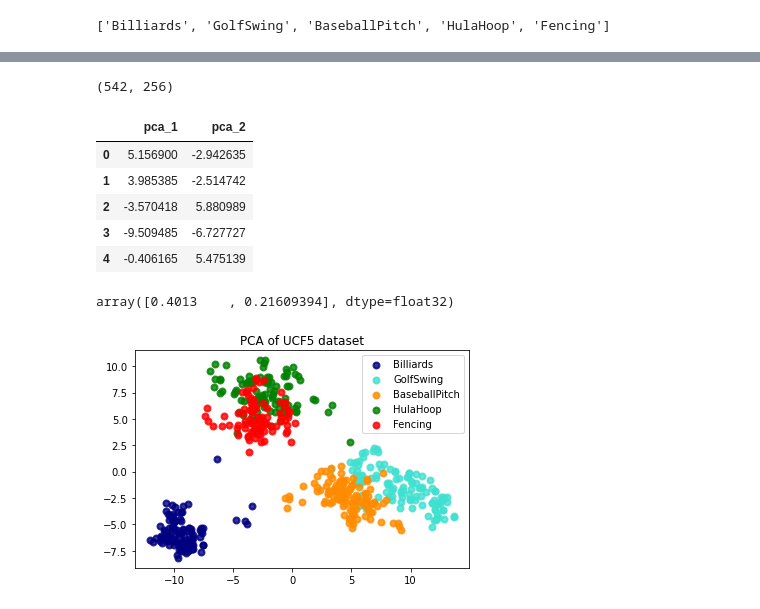
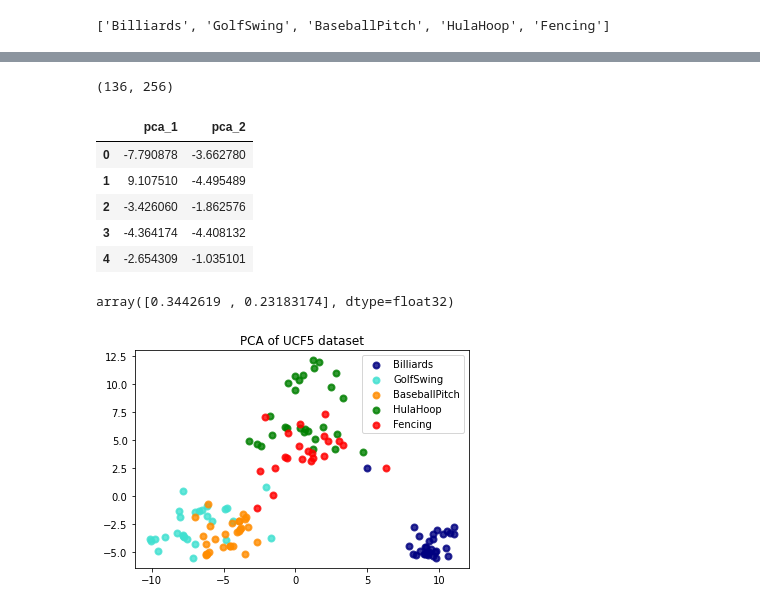
Before and after one commit to writeforfun/video-classification, a Jupyter notebook: UCF5.ipynb, the cells around one changed output, grey strips where cells are left out. Cells and saved outputs as stored; diff of their text form; code cells hidden in the pictures.

```diff
--- a/UCF5.ipynb
+++ b/UCF5.ipynb
@@ -153,4 +165,4 @@ callbacks = [earlystop]
 # %%
-history = model.fit(x = X_train, y = y_train, epochs=20, batch_size = 8 , shuffle=True, validation_split=0.2, callbacks=callbacks)
+history = model.fit(x = X_train, y = y_train, epochs=50, batch_size = 8 , shuffle=True, validation_split=0.2, callbacks=callbacks)
 # %% [output]
 Train on 433 samples, validate on 109 samples
@@ -208,10 +259,10 @@ weighted avg       0.95      0.95      0.95       136
 # %%
 dense1 = Model(inputs=model.input, outputs=model.get_layer('dense1').output)
-# dense1_data = dense1.predict(X_test)
-dense1_data = dense1.predict(X_train)
+dense1_data = dense1.predict(X_test)
+# dense1_data = dense1.predict(X_train)
 dense1_data.shape
 # %% [output]
-(542, 256)
+(136, 256)
 # %%
 from sklearn.decomposition import PCA
 import pandas as pd
@@ -223,29 +274,27 @@ X_pca_frame = pd.DataFrame(X_pca, columns=['pca_1', 'pca_2'])
 X_pca_frame.head()
 # %% [output]
 |  | pca_1 | pca_2 |
-| 0 | 5.156900 | -2.942635 |
-| 1 | 3.985385 | -2.514742 |
-| 2 | -3.570418 | 5.880989 |
-| 3 | -9.509485 | -6.727727 |
-| 4 | -0.406165 | 5.475139 |
+| 0 | -7.790878 | -3.662780 |
+| 1 | 9.107510 | -4.495489 |
+| 2 | -3.426060 | -1.862576 |
+| 3 | -4.364174 | -4.408132 |
+| 4 | -2.654309 | -1.035101 |
 # %%
 pca.explained_variance_ratio_
 # %% [output]
-array([0.4013    , 0.21609394], dtype=float32)
+array([0.3442619 , 0.23183174], dtype=float32)
 # %%
-import matplotlib.pyplot as plt
-
 plt.figure()
 colors = ['navy', 'turquoise', 'darkorange','green','red']
 lw = 2
 for color, i, target_name in zip(colors, [0, 1, 2, 3, 4], np.array(classes)):
-    plt.scatter(X_pca[y_train == i, 0], X_pca[y_train == i, 1], color=color, alpha=.8, lw=lw,# Y2要numpy array
+    plt.scatter(X_pca[y_test == i, 0], X_pca[y_test == i, 1], color=color, alpha=.8, lw=lw,# Y2要numpy array
                 label=target_name)
 plt.legend(loc='best', shadow=False, scatterpoints=1)
 plt.title('PCA of UCF5 dataset')
 plt.show()
 # %% [output]
-[figure, old version]
+[figure, new version]
 # %%
 from sklearn.cluster import KMeans
 from sklearn import metrics
```
Also changed, not shown: parts of 16 cells of this notebook.
